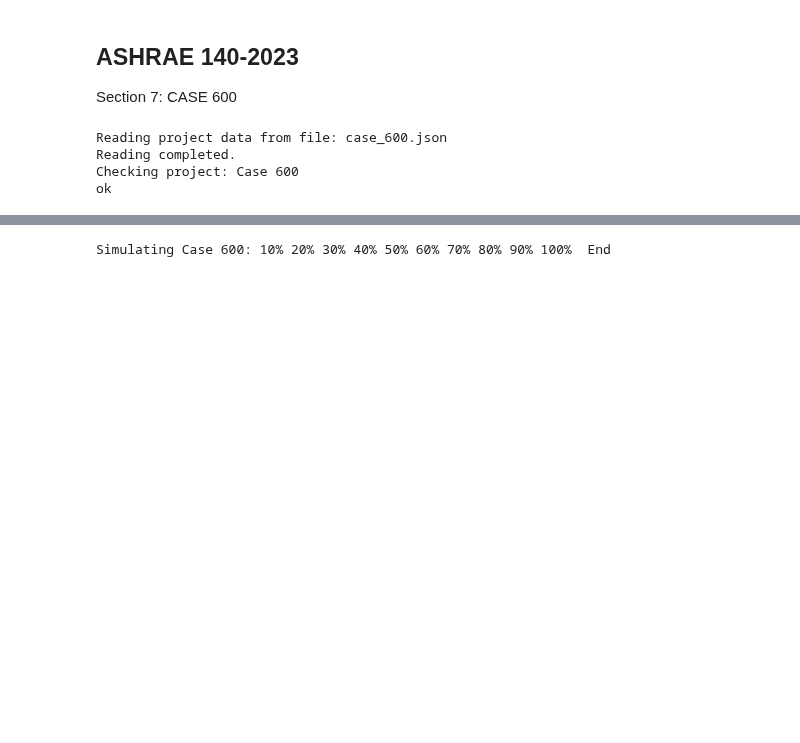
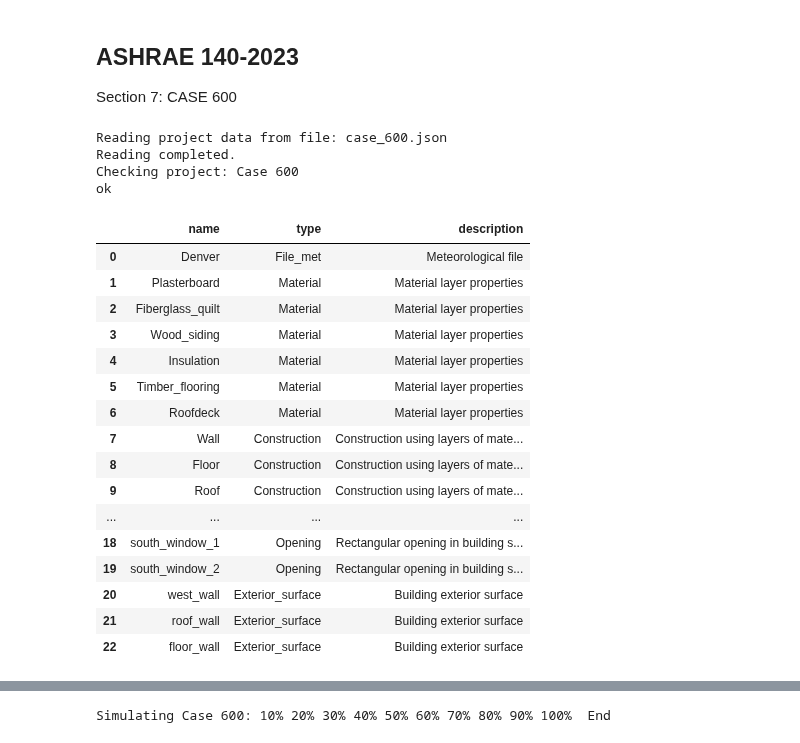
Before and after one commit to jfCoronel/OpenSimula, a Jupyter notebook: ashrae_140/ASHRAE_140_CASE_600.ipynb, the cells around one changed output, grey strips where cells are left out. Saved outputs shown, nothing was run; the diff lists cells and outputs as text; code cells hidden in the pictures; blank space fills up the shorter version.

```diff
--- a/ashrae_140/ASHRAE_140_CASE_600.ipynb
+++ b/ashrae_140/ASHRAE_140_CASE_600.ipynb
@@ -15,3 +15,23 @@ Reading project data from file: case_600.json
 Reading completed.
 Checking project: Case 600
 ok
+# %%
+pro.component_dataframe()
+# %% [output]
+|  | name | type | description |
+| 0 | Denver | File_met | Meteorological file |
+| 1 | Plasterboard | Material | Material layer properties |
+| 2 | Fiberglass_quilt | Material | Material layer properties |
+| 3 | Wood_siding | Material | Material layer properties |
+| 4 | Insulation | Material | Material layer properties |
+| 5 | Timber_flooring | Material | Material layer properties |
+| 6 | Roofdeck | Material | Material layer properties |
+| 7 | Wall | Construction | Construction using layers of mate... |
+| 8 | Floor | Construction | Construction using layers of mate... |
+| 9 | Roof | Construction | Construction using layers of mate... |
+| ... | ... | ... | ... |
+| 18 | south_window_1 | Opening | Rectangular opening in building s... |
+| 19 | south_window_2 | Opening | Rectangular opening in building s... |
+| 20 | west_wall | Exterior_surface | Building exterior surface |
+| 21 | roof_wall | Exterior_surface | Building exterior surface |
+| 22 | floor_wall | Exterior_surface | Building exterior surface |
```
Also changed, not shown: parts of 11 cells of this notebook, 8 other files.
